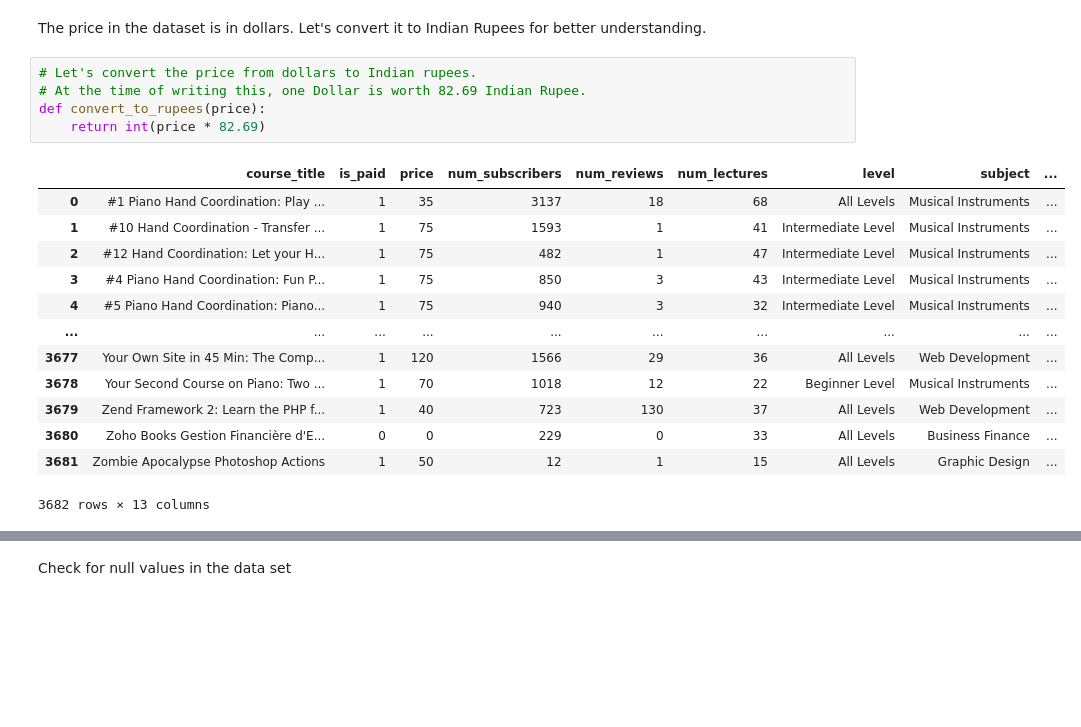
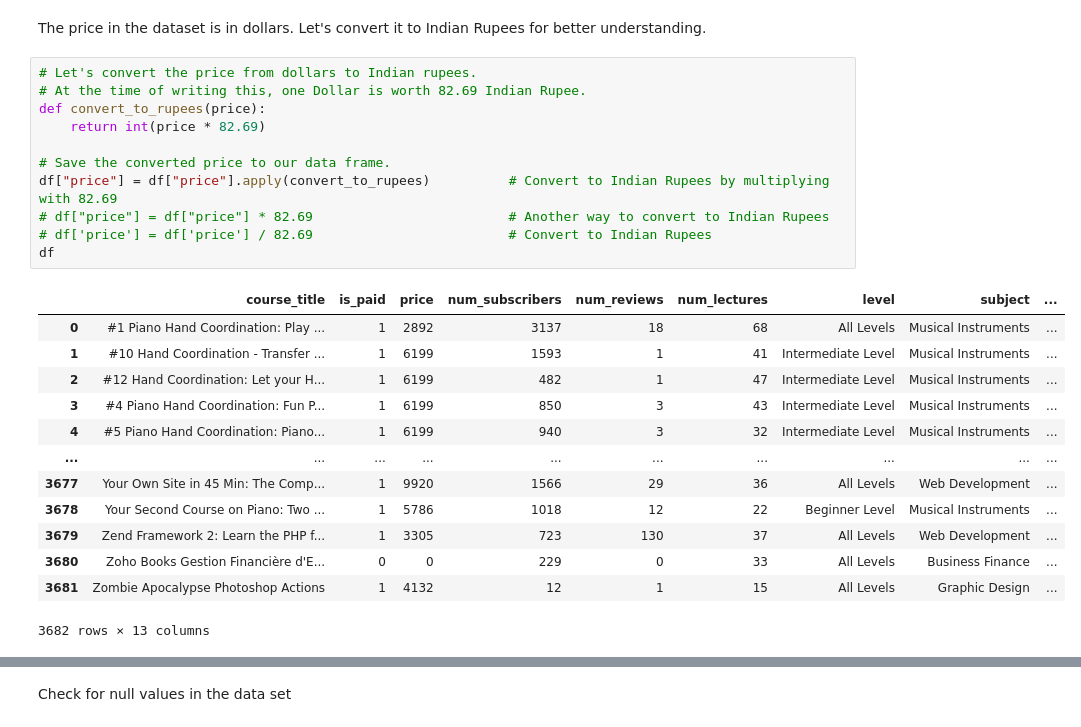
Before and after one commit to Chirag529/Udemy_Courses_Analysis, a Jupyter notebook: main.ipynb, the cells around one changed output, grey strips where cells are left out. Saved outputs shown, nothing was run; the diff lists cells and outputs as text; blank space fills up the shorter version.

```diff
--- a/main.ipynb
+++ b/main.ipynb
@@ -188,19 +188,25 @@ The price in the dataset is in dollars. Let's convert it to Indian Rupees for be
 # %%
 # Let's convert the price from dollars to Indian rupees.
 # At the time of writing this, one Dollar is worth 82.69 Indian Rupee.
 def convert_to_rupees(price):
     return int(price * 82.69)
+
+# Save the converted price to our data frame.
+df["price"] = df["price"].apply(convert_to_rupees)          # Convert to Indian Rupees by multiplying with 82.69
+# df["price"] = df["price"] * 82.69                         # Another way to convert to Indian Rupees
+# df['price'] = df['price'] / 82.69                         # Convert to Indian Rupees
+df
 # %% [output]
 |  | course_title | is_paid | price | num_subscribers | num_reviews | num_lectures | level | subject | ... |
-| 0 | #1 Piano Hand Coordination: Play ... | 1 | 35 | 3137 | 18 | 68 | All Levels | Musical Instruments | ... |
-| 1 | #10 Hand Coordination - Transfer ... | 1 | 75 | 1593 | 1 | 41 | Intermediate Level | Musical Instruments | ... |
-| 2 | #12 Hand Coordination: Let your H... | 1 | 75 | 482 | 1 | 47 | Intermediate Level | Musical Instruments | ... |
-| 3 | #4 Piano Hand Coordination: Fun P... | 1 | 75 | 850 | 3 | 43 | Intermediate Level | Musical Instruments | ... |
-| 4 | #5 Piano Hand Coordination: Piano... | 1 | 75 | 940 | 3 | 32 | Intermediate Level | Musical Instruments | ... |
+| 0 | #1 Piano Hand Coordination: Play ... | 1 | 2892 | 3137 | 18 | 68 | All Levels | Musical Instruments | ... |
+| 1 | #10 Hand Coordination - Transfer ... | 1 | 6199 | 1593 | 1 | 41 | Intermediate Level | Musical Instruments | ... |
+| 2 | #12 Hand Coordination: Let your H... | 1 | 6199 | 482 | 1 | 47 | Intermediate Level | Musical Instruments | ... |
+| 3 | #4 Piano Hand Coordination: Fun P... | 1 | 6199 | 850 | 3 | 43 | Intermediate Level | Musical Instruments | ... |
+| 4 | #5 Piano Hand Coordination: Piano... | 1 | 6199 | 940 | 3 | 32 | Intermediate Level | Musical Instruments | ... |
 | ... | ... | ... | ... | ... | ... | ... | ... | ... | ... |
-| 3677 | Your Own Site in 45 Min: The Comp... | 1 | 120 | 1566 | 29 | 36 | All Levels | Web Development | ... |
-| 3678 | Your Second Course on Piano: Two ... | 1 | 70 | 1018 | 12 | 22 | Beginner Level | Musical Instruments | ... |
-| 3679 | Zend Framework 2: Learn the PHP f... | 1 | 40 | 723 | 130 | 37 | All Levels | Web Development | ... |
+| 3677 | Your Own Site in 45 Min: The Comp... | 1 | 9920 | 1566 | 29 | 36 | All Levels | Web Development | ... |
+| 3678 | Your Second Course on Piano: Two ... | 1 | 5786 | 1018 | 12 | 22 | Beginner Level | Musical Instruments | ... |
+| 3679 | Zend Framework 2: Learn the PHP f... | 1 | 3305 | 723 | 130 | 37 | All Levels | Web Development | ... |
 | 3680 | Zoho Books Gestion Financière d'E... | 0 | 0 | 229 | 0 | 33 | All Levels | Business Finance | ... |
-| 3681 | Zombie Apocalypse Photoshop Actions | 1 | 50 | 12 | 1 | 15 | All Levels | Graphic Design | ... |
+| 3681 | Zombie Apocalypse Photoshop Actions | 1 | 4132 | 12 | 1 | 15 | All Levels | Graphic Design | ... |
 3682 rows × 13 columns
```
Also changed, not shown: parts of 6 cells of this notebook.
